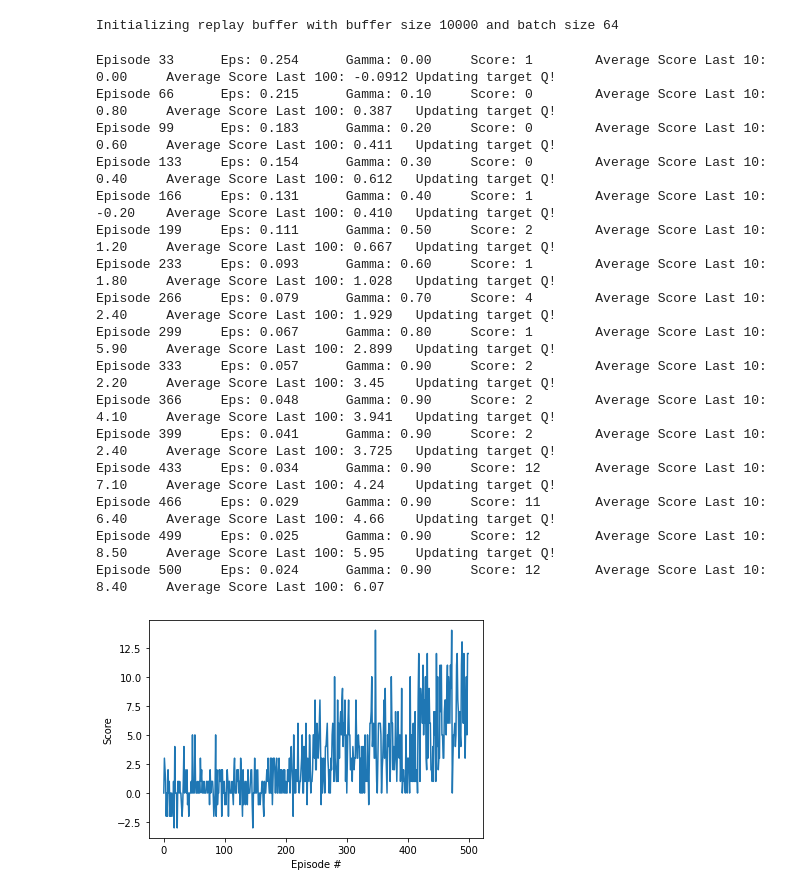
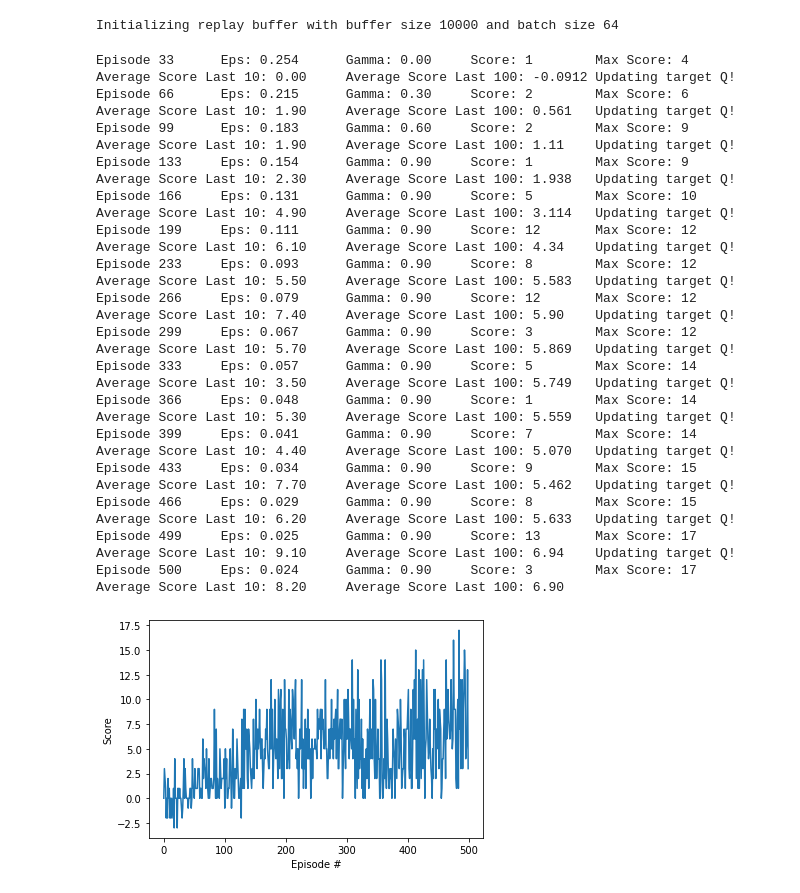
Before and after one commit to aaholmes/navigation, a Jupyter notebook: Navigation.ipynb, the cells around one changed output. Drawn from its saved outputs; the diff is of its cells as text; code cells hidden in the pictures.

Commit message:
Increase gamma more rapidly

```diff
--- a/Navigation.ipynb
+++ b/Navigation.ipynb
@@ -129,6 +126,7 @@ def dqn(n_episodes=500, max_t=310, eps_start=0.3, eps_end=0.01, eps_decay=0.995,
     scores_window_10 = deque(maxlen=10)  # last 10 scores
     eps = eps_start                    # initialize epsilon
     tt = 0
+    max_score = -13
     for i_episode in range(1, n_episodes+1):
         state = env.reset(train_mode=True)[brain_name].vector_observations[0]
         score = 0
@@ -141,50 +139,51 @@ def dqn(n_episodes=500, max_t=310, eps_start=0.3, eps_end=0.01, eps_decay=0.995,
             agent.step(state, action, reward, next_state, done)
             state = next_state
             score += reward
             tt += 1
             if tt % update_target_every == 0:
                 print("\tUpdating target Q!")
                 agent.hard_update()
             if done:
                 break
         scores_window.append(score)       # save most recent score
         scores_window_10.append(score)       # save most recent score
         scores.append(score)              # save most recent score
+        max_score = max(score, max_score)
         eps = max(eps_end, eps_decay*eps) # decrease epsilon
-        print('\rEpisode {}\tEps: {:.3f}\tGamma: {:.2f}\tScore: {:d}\tAverage Score Last 10: {:.2f}\tAverage Score Last 100: {:.2f}'.format(i_episode, eps, agent.gamma, int(score), np.mean(scores_window_10), np.mean(scores_window)), end="")
+        print('\rEpisode {}\tEps: {:.3f}\tGamma: {:.2f}\tScore: {:d}\tMax Score: {:d}\tAverage Score Last 10: {:.2f}\tAverage Score Last 100: {:.2f}'.format(i_episode, eps, agent.gamma, int(score), int(max_score), np.mean(scores_window_10), np.mean(scores_window)), end="")
         if np.mean(scores_window)>=13.0:
             print('\nEnvironment solved in {:d} episodes!\tEps: {:.3f}\tGamma: {:.2f}\tAverage Score: {:.2f}'.format(i_episode-100, eps, agent.gamma, np.mean(scores_window)))
             torch.save(agent.qnetwork_local.state_dict(), 'checkpoint.pth')
             break
     return scores
 
 scores = dqn()
 
 # plot the scores
 fig = plt.figure()
 ax = fig.add_subplot(111)
 plt.plot(np.arange(len(scores)), scores)
 plt.ylabel('Score')
 plt.xlabel('Episode #')
 plt.show()
 # 18 min for 500 episodes
 # %% [output]
-Episode 33      Eps: 0.254      Gamma: 0.00     Score: 1        Average Score Last 10: 0.00     Average Score Last 100: -0.0912 Updating target Q!
-Episode 66      Eps: 0.215      Gamma: 0.10     Score: 0        Average Score Last 10: 0.80     Average Score Last 100: 0.387   Updating target Q!
-Episode 99      Eps: 0.183      Gamma: 0.20     Score: 0        Average Score Last 10: 0.60     Average Score Last 100: 0.411   Updating target Q!
-Episode 133     Eps: 0.154      Gamma: 0.30     Score: 0        Average Score Last 10: 0.40     Average Score Last 100: 0.612   Updating target Q!
-Episode 166     Eps: 0.131      Gamma: 0.40     Score: 1        Average Score Last 10: -0.20    Average Score Last 100: 0.410   Updating target Q!
-Episode 199     Eps: 0.111      Gamma: 0.50     Score: 2        Average Score Last 10: 1.20     Average Score Last 100: 0.667   Updating target Q!
-Episode 233     Eps: 0.093      Gamma: 0.60     Score: 1        Average Score Last 10: 1.80     Average Score Last 100: 1.028   Updating target Q!
-Episode 266     Eps: 0.079      Gamma: 0.70     Score: 4        Average Score Last 10: 2.40     Average Score Last 100: 1.929   Updating target Q!
-Episode 299     Eps: 0.067      Gamma: 0.80     Score: 1        Average Score Last 10: 5.90     Average Score Last 100: 2.899   Updating target Q!
-Episode 333     Eps: 0.057      Gamma: 0.90     Score: 2        Average Score Last 10: 2.20     Average Score Last 100: 3.45    Updating target Q!
-Episode 366     Eps: 0.048      Gamma: 0.90     Score: 2        Average Score Last 10: 4.10     Average Score Last 100: 3.941   Updating target Q!
-Episode 399     Eps: 0.041      Gamma: 0.90     Score: 2        Average Score Last 10: 2.40     Average Score Last 100: 3.725   Updating target Q!
-Episode 433     Eps: 0.034      Gamma: 0.90     Score: 12       Average Score Last 10: 7.10     Average Score Last 100: 4.24    Updating target Q!
-Episode 466     Eps: 0.029      Gamma: 0.90     Score: 11       Average Score Last 10: 6.40     Average Score Last 100: 4.66    Updating target Q!
-Episode 499     Eps: 0.025      Gamma: 0.90     Score: 12       Average Score Last 10: 8.50     Average Score Last 100: 5.95    Updating target Q!
-Episode 500     Eps: 0.024      Gamma: 0.90     Score: 12       Average Score Last 10: 8.40     Average Score Last 100: 6.07
+Episode 33      Eps: 0.254      Gamma: 0.00     Score: 1        Max Score: 4    Average Score Last 10: 0.00     Average Score Last 100: -0.0912 Updating target Q!
+Episode 66      Eps: 0.215      Gamma: 0.30     Score: 2        Max Score: 6    Average Score Last 10: 1.90     Average Score Last 100: 0.561   Updating target Q!
+Episode 99      Eps: 0.183      Gamma: 0.60     Score: 2        Max Score: 9    Average Score Last 10: 1.90     Average Score Last 100: 1.11    Updating target Q!
+Episode 133     Eps: 0.154      Gamma: 0.90     Score: 1        Max Score: 9    Average Score Last 10: 2.30     Average Score Last 100: 1.938   Updating target Q!
+Episode 166     Eps: 0.131      Gamma: 0.90     Score: 5        Max Score: 10   Average Score Last 10: 4.90     Average Score Last 100: 3.114   Updating target Q!
+Episode 199     Eps: 0.111      Gamma: 0.90     Score: 12       Max Score: 12   Average Score Last 10: 6.10     Average Score Last 100: 4.34    Updating target Q!
+Episode 233     Eps: 0.093      Gamma: 0.90     Score: 8        Max Score: 12   Average Score Last 10: 5.50     Average Score Last 100: 5.583   Updating target Q!
+Episode 266     Eps: 0.079      Gamma: 0.90     Score: 12       Max Score: 12   Average Score Last 10: 7.40     Average Score Last 100: 5.90    Updating target Q!
+Episode 299     Eps: 0.067      Gamma: 0.90     Score: 3        Max Score: 12   Average Score Last 10: 5.70     Average Score Last 100: 5.869   Updating target Q!
+Episode 333     Eps: 0.057      Gamma: 0.90     Score: 5        Max Score: 14   Average Score Last 10: 3.50     Average Score Last 100: 5.749   Updating target Q!
+Episode 366     Eps: 0.048      Gamma: 0.90     Score: 1        Max Score: 14   Average Score Last 10: 5.30     Average Score Last 100: 5.559   Updating target Q!
+Episode 399     Eps: 0.041      Gamma: 0.90     Score: 7        Max Score: 14   Average Score Last 10: 4.40     Average Score Last 100: 5.070   Updating target Q!
+Episode 433     Eps: 0.034      Gamma: 0.90     Score: 9        Max Score: 15   Average Score Last 10: 7.70     Average Score Last 100: 5.462   Updating target Q!
+Episode 466     Eps: 0.029      Gamma: 0.90     Score: 8        Max Score: 15   Average Score Last 10: 6.20     Average Score Last 100: 5.633   Updating target Q!
+Episode 499     Eps: 0.025      Gamma: 0.90     Score: 13       Max Score: 17   Average Score Last 10: 9.10     Average Score Last 100: 6.94    Updating target Q!
+Episode 500     Eps: 0.024      Gamma: 0.90     Score: 3        Max Score: 17   Average Score Last 10: 8.20     Average Score Last 100: 6.90
-[figure, old version]
+[figure, new version]
 # %%
 env.close()
```
Also changed, not shown: parts of 1 cell of this notebook, 1 other file.
